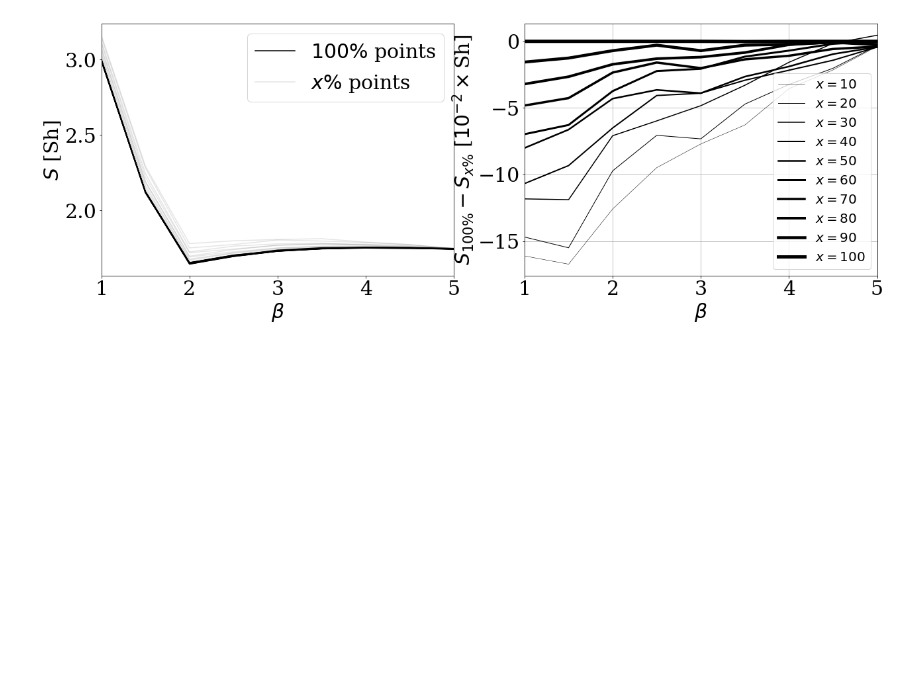
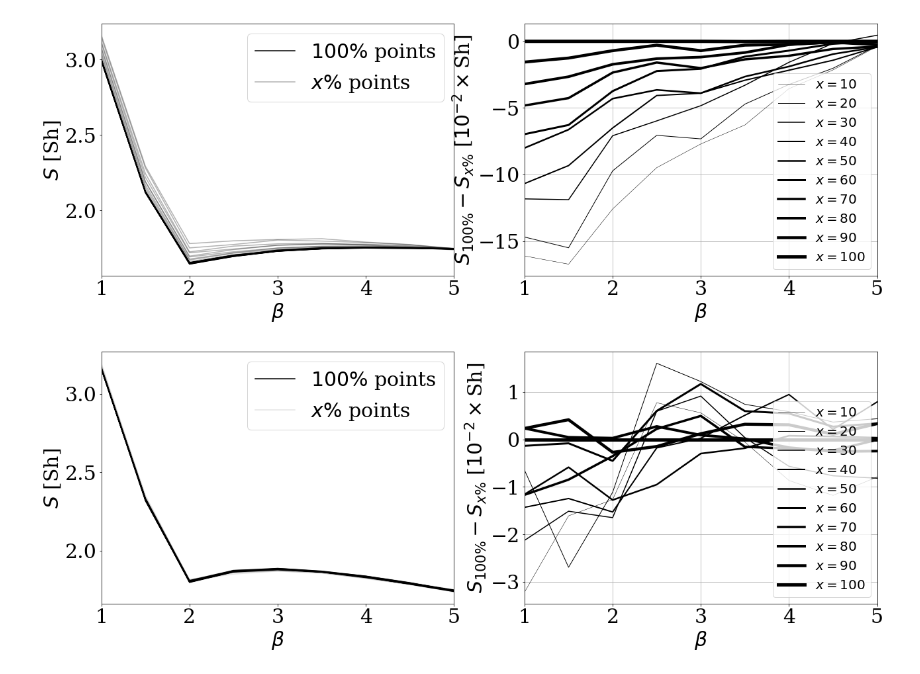
Before and after one commit to forero/BetaEntropy, a Jupyter notebook: code/plots_paper.ipynb, the cells around one changed output. Cells and saved outputs as stored; diff of their text form; code cells hidden in the pictures; blank space fills up the shorter version.

Commit message:
new plot

```diff
--- a/code/plots_paper.ipynb
+++ b/code/plots_paper.ipynb
@@ -19,11 +19,15 @@ file_spheres = '/Users/forero/github/Skeleton/Data/Simulaciones/entropiasCV.txt'
 file_shells = '/Users/forero/github/Skeleton/Data/Simulaciones/entropias_shell.txt'
 file_rsd = '/Users/forero/github/Skeleton/Data/Simulaciones/entropias_rsd.txt'
 file_percentage = '/Users/forero/github/Skeleton/Data/Simulaciones/entropias_por.txt'
+file_percentage_random = '/Users/forero/github/Skeleton/Data/Simulaciones/entropias_por_random.txt'
+file_random = '/Users/forero/github/Skeleton/Data/Simulaciones/entropias_random.txt'
 # %%
 data_spheres = np.loadtxt(file_spheres)
 data_shells = np.loadtxt(file_shells)
 data_rsd = np.loadtxt(file_rsd)
 data_percentage = np.loadtxt(file_percentage)
+data_percentage_random = np.loadtxt(file_percentage_random)
+data_random = np.loadtxt(file_random)
 
 n_spheres = np.shape(data_spheres)[1]
 n_beta = np.shape(data_spheres)[0]
@@ -91,10 +95,10 @@ plt.subplot(1,2,1)
 for i in range(n_percentage):
     if i==0:
         plt.plot(beta_values, data_spheres[:,i], color='black', label=r'$100\%$ points')
-        plt.plot(beta_values, data_percentage[:,i], color='black', alpha=0.1, label=r'$x\%$ points')
+        plt.plot(beta_values, data_percentage[:,i], color='black', alpha=0.3, label=r'$x\%$ points')
     else:
         plt.plot(beta_values, data_spheres[:,i], color='black')
-        plt.plot(beta_values, data_percentage[:,i], color='black', alpha=0.1)
+        plt.plot(beta_values, data_percentage[:,i], color='black', alpha=0.3)
 
 plt.ylabel("$S$ [Sh]")
 plt.xlabel(r"$\beta$")
@@ -111,6 +115,35 @@ plt.xlabel(r"$\beta$")
 plt.xticks(np.arange(1,6))
 plt.xlim([1,5])
 plt.grid()
-plt.savefig("n_density.pdf", bbox_inches='tight')
+plt.savefig("n_density_clustered.pdf", bbox_inches='tight')
 # %% [output]
 [figure]
+# %%
+plt.figure(figsize=(21,7))
+plt.subplot(1,2,1)
+for i in range(n_percentage):
+    if i==0:
+        plt.plot(beta_values, data_random[:,i], color='black', label=r'$100\%$ points')
+        plt.plot(beta_values, data_percentage_random[:,i], color='black', alpha=0.1, label=r'$x\%$ points')
+    else:
+        plt.plot(beta_values, data_random[:,i], color='black')
+        plt.plot(beta_values, data_percentage_random[:,i], color='black', alpha=0.1)
+
+plt.ylabel("$S$ [Sh]")
+plt.xlabel(r"$\beta$")
+plt.legend(fontsize=MEDIUM_SIZE)
+plt.xticks(np.arange(1,6))
+plt.xlim([1,5])
+
+plt.subplot(1,2,2)
+for i in range(n_percentage):
+    plt.plot(beta_values, 100*(data_random[:,0]-data_percentage_random[:,i]), color='black', lw=(i+1)/2.0, label=r'$x={}$'.format(10*i + 10))
+plt.legend(fontsize=20, loc=4)
+plt.ylabel(r"$S_{100\%} - S_{x\%}$ [$10^{-2}\times$Sh]")
+plt.xlabel(r"$\beta$")
+plt.xticks(np.arange(1,6))
+plt.xlim([1,5])
+plt.grid()
+plt.savefig("n_density_random.pdf", bbox_inches='tight')
+# %% [output]
+[figure, added]
```
